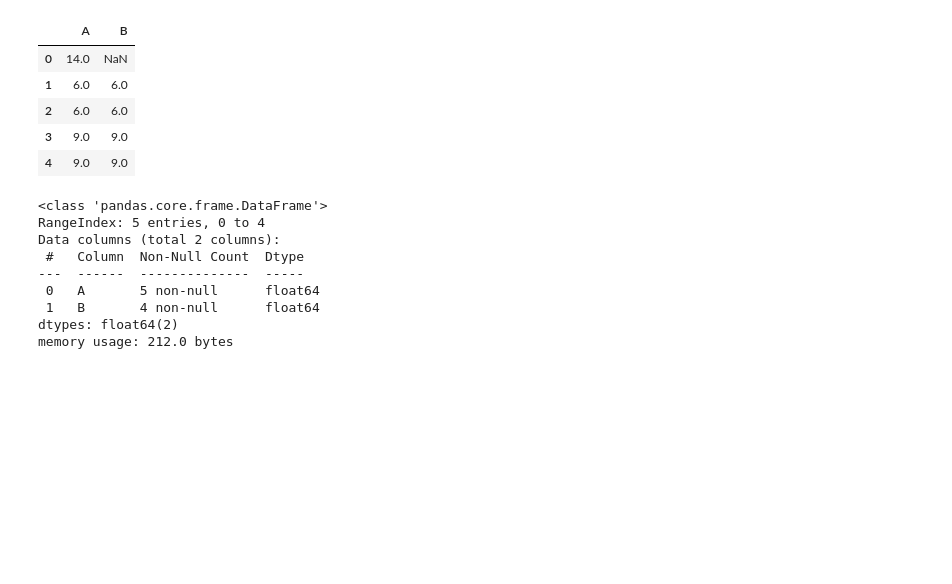
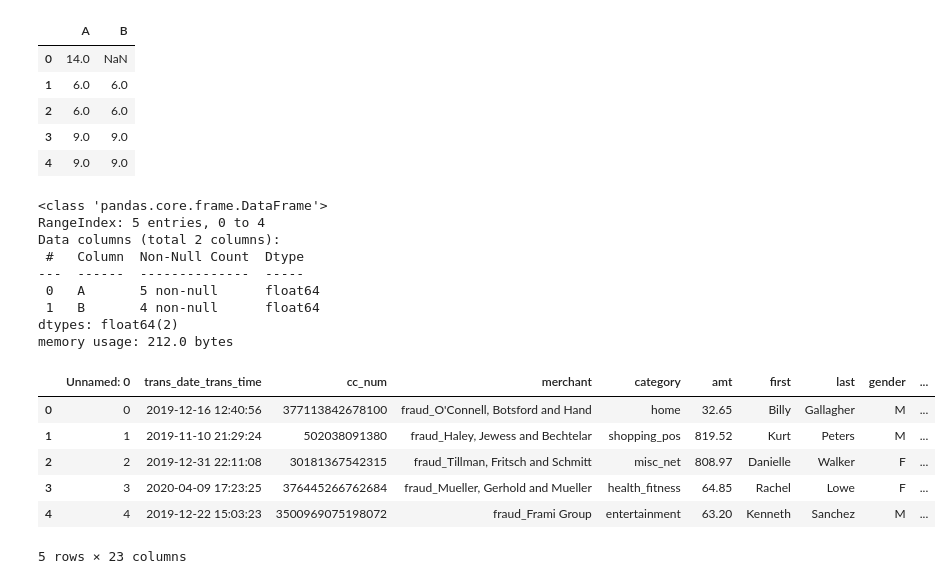
Before and after one commit to muzu1232005/iitm-meritius-ml-clsftion-ws1, a Jupyter notebook: test_work.ipynb, the cells around one changed output. Drawn from its saved outputs; the diff is of its cells as text; code cells hidden in the pictures; blank space fills up the shorter version.

```diff
--- a/test_work.ipynb
+++ b/test_work.ipynb
@@ -53,3 +53,14 @@ Data columns (total 2 columns):
  1   B       4 non-null      float64
 dtypes: float64(2)
 memory usage: 212.0 bytes
+# %%
+fraud_txn_df = pd.read_csv("fraud_txn.csv")
+fraud_txn_df.head()
+# %% [output]
+|  | Unnamed: 0 | trans_date_trans_time | cc_num | merchant | category | amt | first | last | gender | ... |
+| 0 | 0 | 2019-12-16 12:40:56 | 377113842678100 | fraud_O'Connell, Botsford and Hand | home | 32.65 | Billy | Gallagher | M | ... |
+| 1 | 1 | 2019-11-10 21:29:24 | 502038091380 | fraud_Haley, Jewess and Bechtelar | shopping_pos | 819.52 | Kurt | Peters | M | ... |
+| 2 | 2 | 2019-12-31 22:11:08 | 30181367542315 | fraud_Tillman, Fritsch and Schmitt | misc_net | 808.97 | Danielle | Walker | F | ... |
+| 3 | 3 | 2020-04-09 17:23:25 | 376445266762684 | fraud_Mueller, Gerhold and Mueller | health_fitness | 64.85 | Rachel | Lowe | F | ... |
+| 4 | 4 | 2019-12-22 15:03:23 | 3500969075198072 | fraud_Frami Group | entertainment | 63.20 | Kenneth | Sanchez | M | ... |
+5 rows × 23 columns
```
Also changed, not shown: parts of 8 cells of this notebook, 1 other file.
